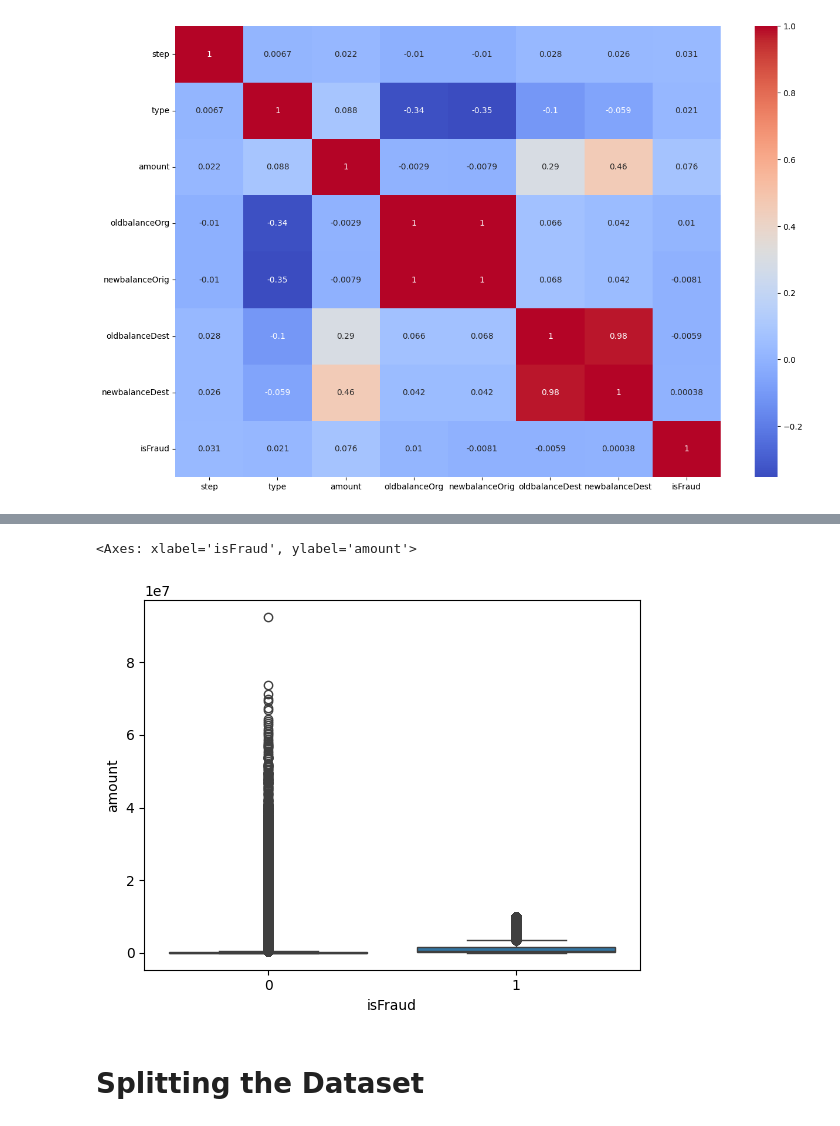
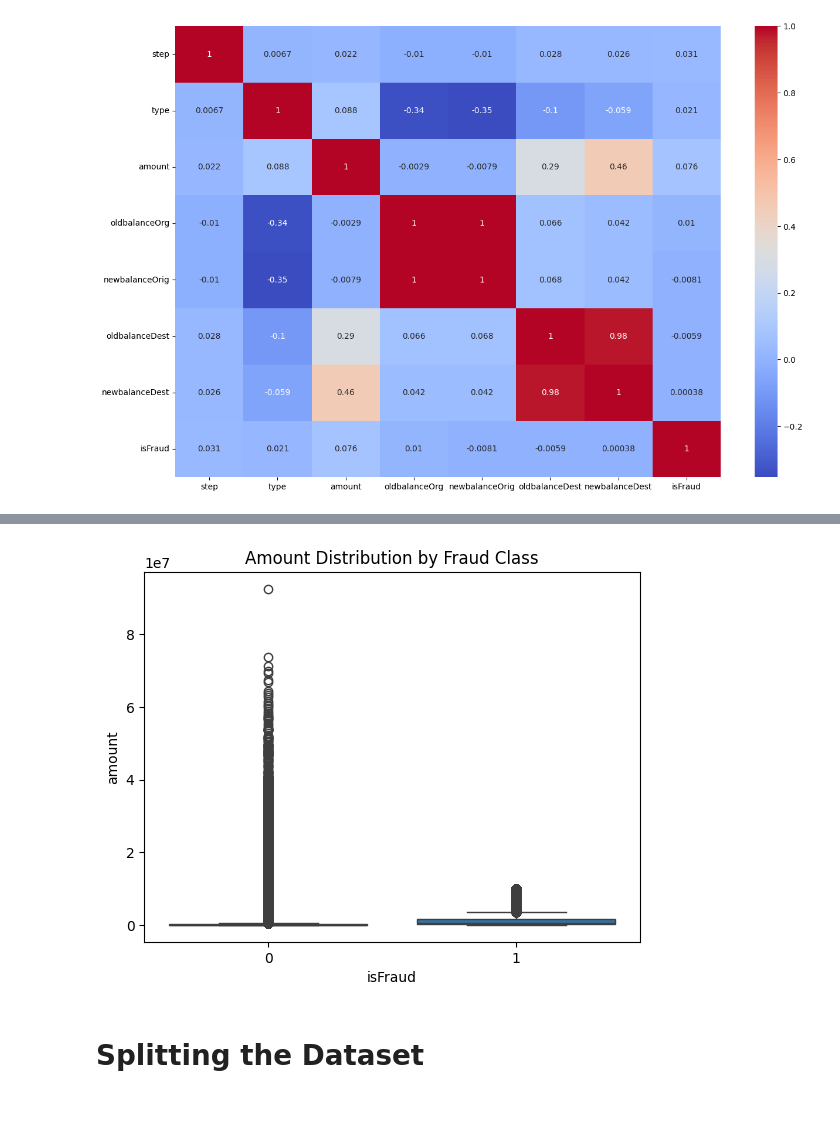
Before and after one commit to ranjanvrma/fraud-detection, a Jupyter notebook: notebook/fraud-detection.ipynb, the cells around one changed output, grey strips where cells are left out. Saved outputs shown, nothing was run; the diff lists cells and outputs as text; code cells hidden in the pictures.

```diff
--- a/notebook/fraud-detection.ipynb
+++ b/notebook/fraud-detection.ipynb
@@ -93,8 +101,9 @@ sns.countplot(x='type', hue='isFraud', data=df)
 # %%
 sns.boxplot(x='isFraud', y='amount', data=df)
+plt.title("Amount Distribution by Fraud Class")
+plt.show()
 # %% [output]
-<Axes: xlabel='isFraud', ylabel='amount'>
-[figure, old version]
+[figure, new version]
 # %% [markdown]
 # Splitting the Dataset
 # %%
```
Also changed, not shown: parts of 8 cells of this notebook.
